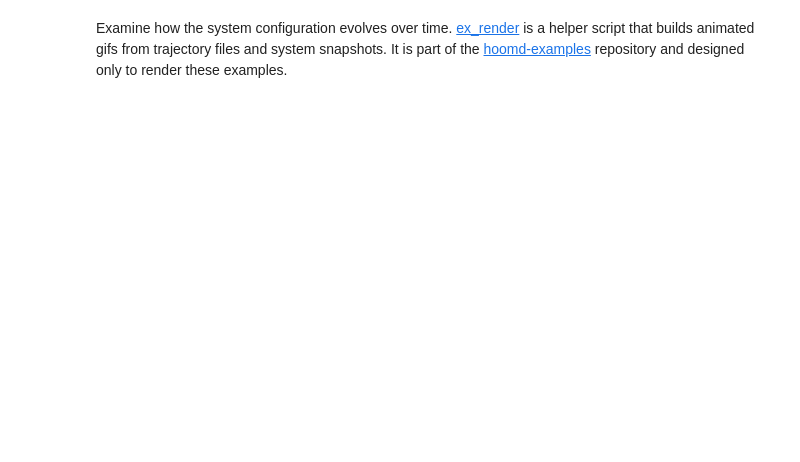
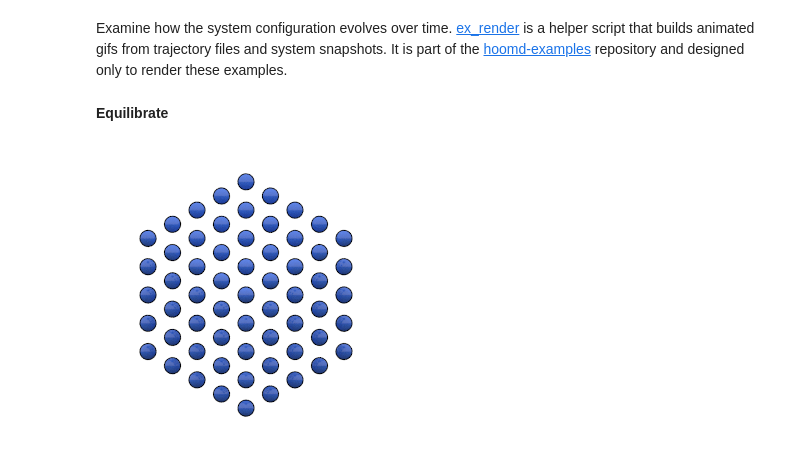
Before and after one commit to yennguyenedalgo/JupyterNotebookProject, a Jupyter notebook: Tutorial - MD - Lennard Jones.ipynb, the cells around one changed output. Drawn from its saved outputs; the diff is of its cells as text; code cells hidden in the pictures; blank space fills up the shorter version.

```diff
--- a/Tutorial - MD - Lennard Jones.ipynb
+++ b/Tutorial - MD - Lennard Jones.ipynb
@@ -159,5 +155,9 @@ pyplot.ylabel('temperature');
 # %% [markdown]
 Examine how the system configuration evolves over time. [ex_render](ex_render.py) is a helper script that builds animated gifs from trajectory files and system snapshots. It is part of the [hoomd-examples](https://bitbucket.org/glotzer/hoomd-examples) repository and designed only to render these examples.
+# %% [markdown]
+**Equilibrate**
 # %%
-#import ex_render
-#ex_render.display_movie(ex_render.render_sphere_frame, 'trajectory.gsd');
+import ex_render
+ex_render.display_movie(ex_render.render_sphere_frame, 'trajectory_Equilibrate.gsd');
+# %% [output]
+[figure, added]
```
Also changed, not shown: parts of 23 cells of this notebook.
